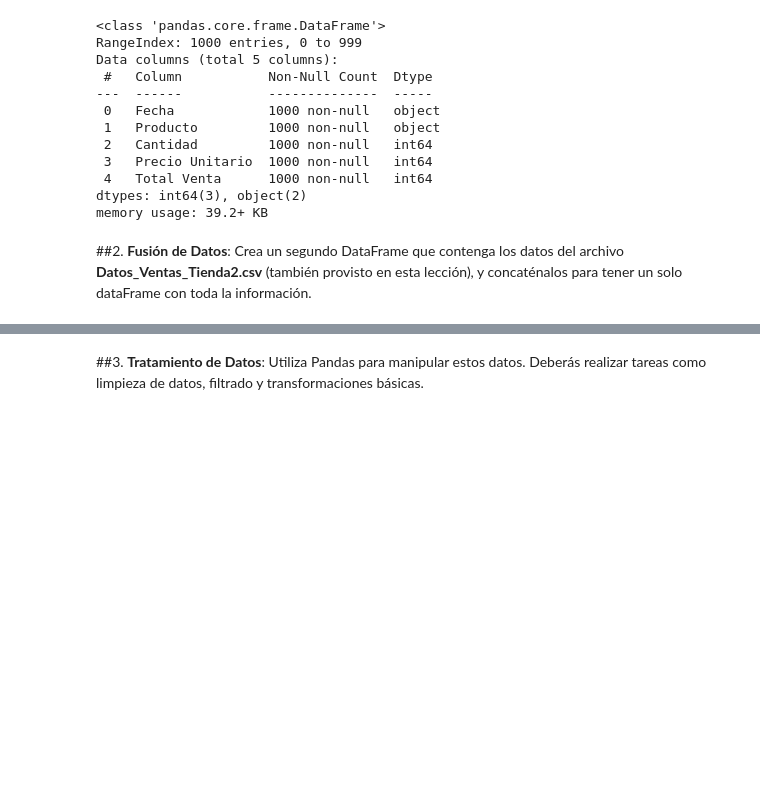
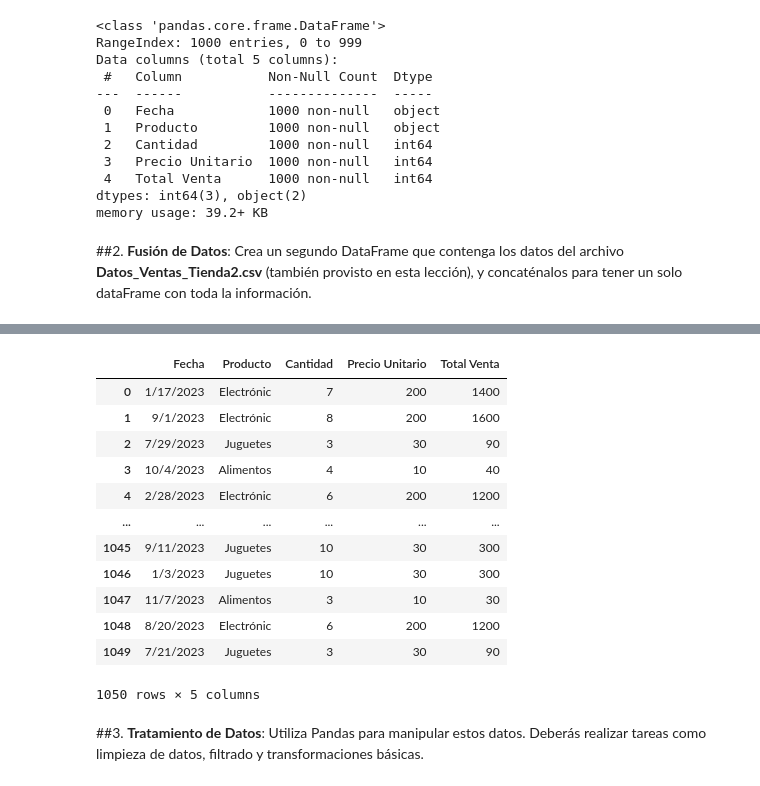
Before and after one commit to MyAppsTest/ciencia_datos_udemy_fg, a Jupyter notebook: Proyecto del Día 7.ipynb, the cells around one changed output, grey strips where cells are left out. Saved outputs shown, nothing was run; the diff lists cells and outputs as text; code cells hidden in the pictures; blank space fills up the shorter version.

```diff
--- a/Proyecto del Día 7.ipynb
+++ b/Proyecto del Día 7.ipynb
@@ -58,3 +79,19 @@ Crea un segundo DataFrame que contenga los datos del archivo **Datos_Ventas_Tien
+# %%
+df_contatenado
+# %% [output]
+|  | Fecha | Producto | Cantidad | Precio Unitario | Total Venta |
+| 0 | 1/17/2023 | Electrónic | 7 | 200 | 1400 |
+| 1 | 9/1/2023 | Electrónic | 8 | 200 | 1600 |
+| 2 | 7/29/2023 | Juguetes | 3 | 30 | 90 |
+| 3 | 10/4/2023 | Alimentos | 4 | 10 | 40 |
+| 4 | 2/28/2023 | Electrónic | 6 | 200 | 1200 |
+| ... | ... | ... | ... | ... | ... |
+| 1045 | 9/11/2023 | Juguetes | 10 | 30 | 300 |
+| 1046 | 1/3/2023 | Juguetes | 10 | 30 | 300 |
+| 1047 | 11/7/2023 | Alimentos | 3 | 10 | 30 |
+| 1048 | 8/20/2023 | Electrónic | 6 | 200 | 1200 |
+| 1049 | 7/21/2023 | Juguetes | 3 | 30 | 90 |
+1050 rows × 5 columns
 # %% [markdown]
 ##3. **Tratamiento de Datos**:
 Utiliza Pandas para manipular estos datos. Deberás realizar tareas como limpieza de datos, filtrado y  transformaciones básicas.
```
Also changed, not shown: parts of 19 cells of this notebook.
